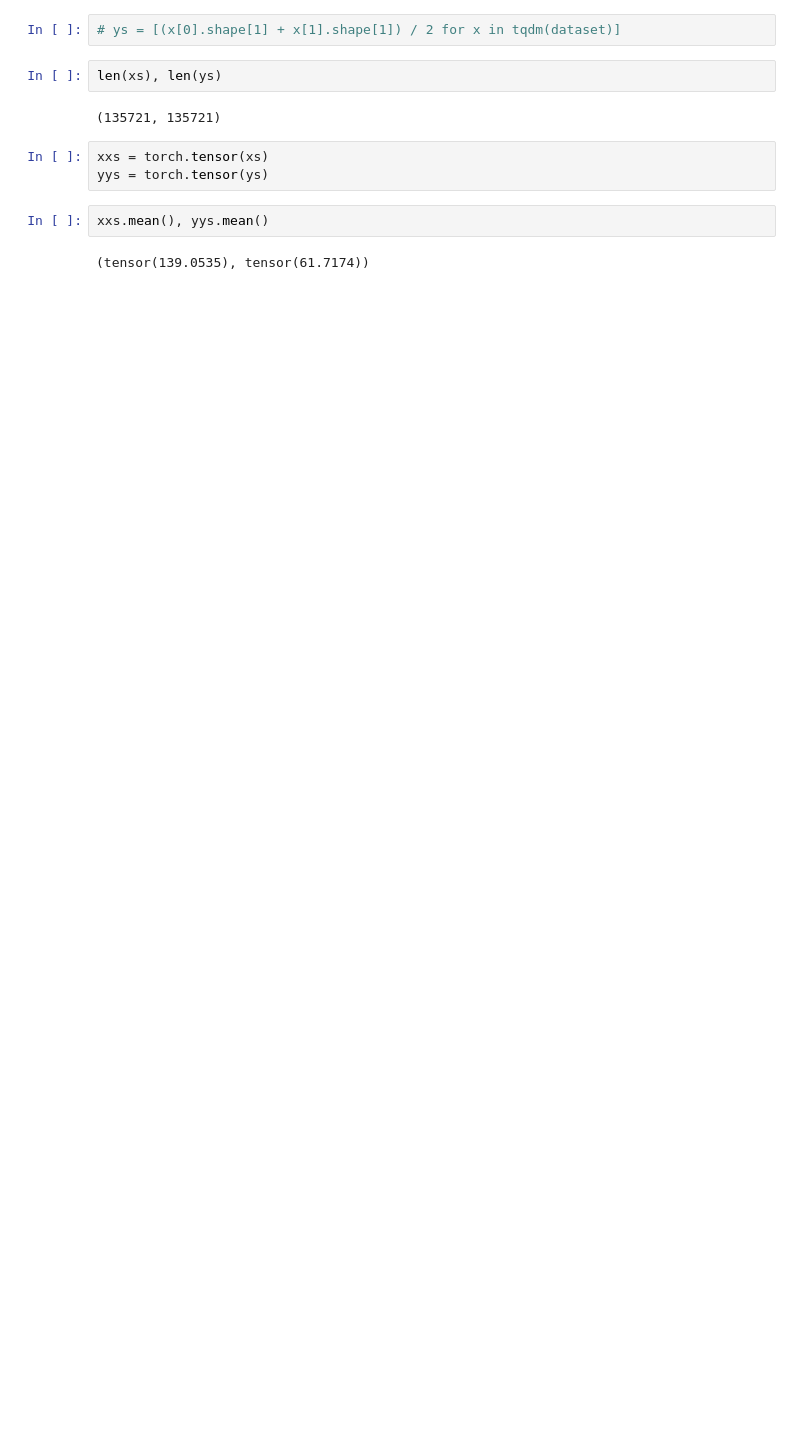
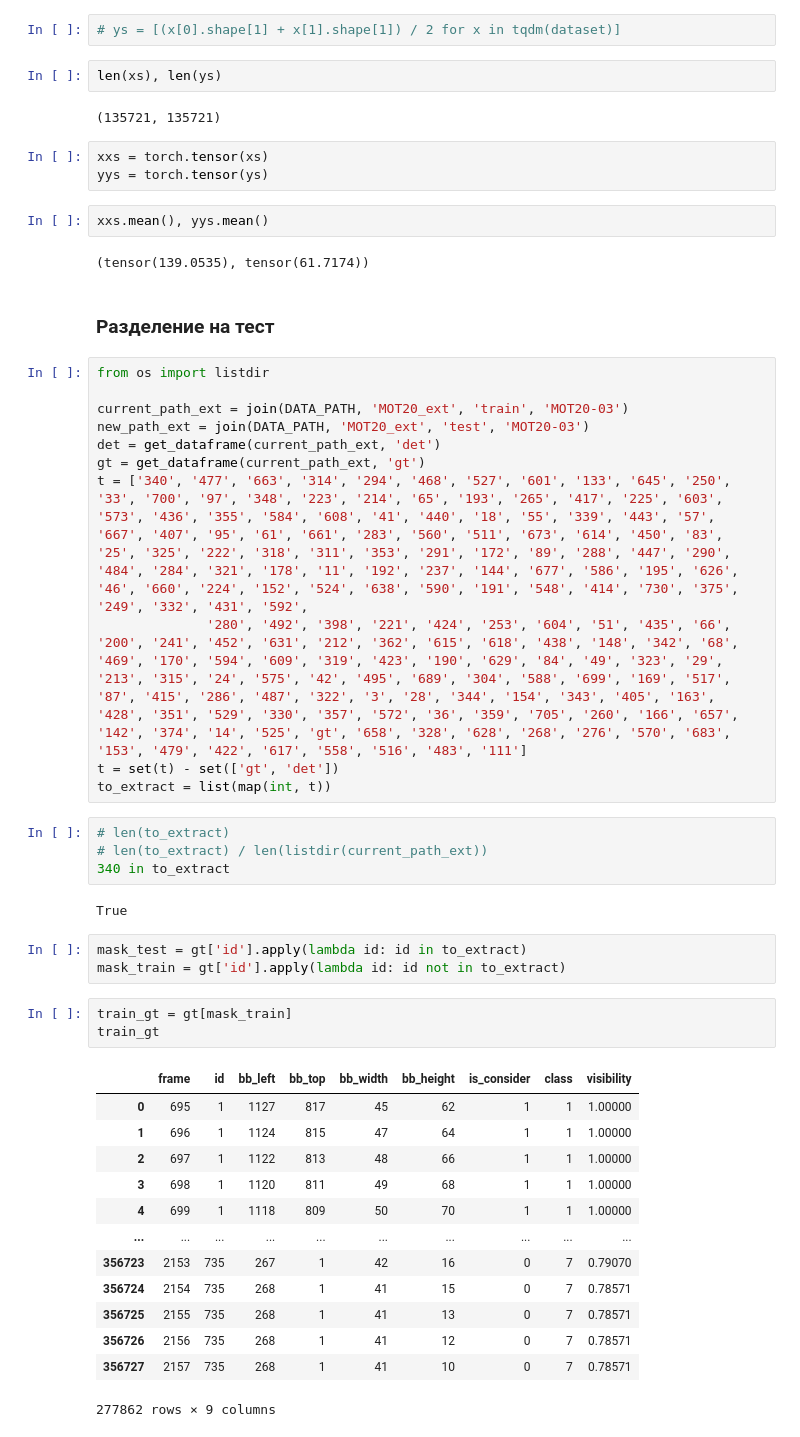
Before and after one commit to BlackKingWhitePawn/reidentification, a Jupyter notebook: mot20_ext_dataset.test.ipynb, the cells around one changed output. Cells and saved outputs as stored; diff of their text form; blank space fills up the shorter version.

Commit message:
add mot20ext test

```diff
--- a/mot20_ext_dataset.test.ipynb
+++ b/mot20_ext_dataset.test.ipynb
@@ -300,3 +304,42 @@ yys = torch.tensor(ys)
 xxs.mean(), yys.mean()
 # %% [output]
 (tensor(139.0535), tensor(61.7174))
+# %% [markdown]
+### Разделение на тест
+# %%
+from os import listdir
+
+current_path_ext = join(DATA_PATH, 'MOT20_ext', 'train', 'MOT20-03')
+new_path_ext = join(DATA_PATH, 'MOT20_ext', 'test', 'MOT20-03')
+det = get_dataframe(current_path_ext, 'det')
+gt = get_dataframe(current_path_ext, 'gt')
+t = ['340', '477', '663', '314', '294', '468', '527', '601', '133', '645', '250', '33', '700', '97', '348', '223', '214', '65', '193', '265', '417', '225', '603', '573', '436', '355', '584', '608', '41', '440', '18', '55', '339', '443', '57', '667', '407', '95', '61', '661', '283', '560', '511', '673', '614', '450', '83', '25', '325', '222', '318', '311', '353', '291', '172', '89', '288', '447', '290', '484', '284', '321', '178', '11', '192', '237', '144', '677', '586', '195', '626', '46', '660', '224', '152', '524', '638', '590', '191', '548', '414', '730', '375', '249', '332', '431', '592',
+              '280', '492', '398', '221', '424', '253', '604', '51', '435', '66', '200', '241', '452', '631', '212', '362', '615', '618', '438', '148', '342', '68', '469', '170', '594', '609', '319', '423', '190', '629', '84', '49', '323', '29', '213', '315', '24', '575', '42', '495', '689', '304', '588', '699', '169', '517', '87', '415', '286', '487', '322', '3', '28', '344', '154', '343', '405', '163', '428', '351', '529', '330', '357', '572', '36', '359', '705', '260', '166', '657', '142', '374', '14', '525', 'gt', '658', '328', '628', '268', '276', '570', '683', '153', '479', '422', '617', '558', '516', '483', '111']
+t = set(t) - set(['gt', 'det'])
+to_extract = list(map(int, t))
+# %%
+# len(to_extract)
+# len(to_extract) / len(listdir(current_path_ext))
+340 in to_extract
+# %% [output]
+True
+# %%
+mask_test = gt['id'].apply(lambda id: id in to_extract)
+mask_train = gt['id'].apply(lambda id: id not in to_extract)
+# %%
+train_gt = gt[mask_train]
+train_gt
+# %% [output]
+|  | frame | id | bb_left | bb_top | bb_width | bb_height | is_consider | class | visibility |
+| 0 | 695 | 1 | 1127 | 817 | 45 | 62 | 1 | 1 | 1.00000 |
+| 1 | 696 | 1 | 1124 | 815 | 47 | 64 | 1 | 1 | 1.00000 |
+| 2 | 697 | 1 | 1122 | 813 | 48 | 66 | 1 | 1 | 1.00000 |
+| 3 | 698 | 1 | 1120 | 811 | 49 | 68 | 1 | 1 | 1.00000 |
+| 4 | 699 | 1 | 1118 | 809 | 50 | 70 | 1 | 1 | 1.00000 |
+| ... | ... | ... | ... | ... | ... | ... | ... | ... | ... |
+| 356723 | 2153 | 735 | 267 | 1 | 42 | 16 | 0 | 7 | 0.79070 |
+| 356724 | 2154 | 735 | 268 | 1 | 41 | 15 | 0 | 7 | 0.78571 |
+| 356725 | 2155 | 735 | 268 | 1 | 41 | 13 | 0 | 7 | 0.78571 |
+| 356726 | 2156 | 735 | 268 | 1 | 41 | 12 | 0 | 7 | 0.78571 |
+| 356727 | 2157 | 735 | 268 | 1 | 41 | 10 | 0 | 7 | 0.78571 |
+277862 rows × 9 columns
```
Also changed, not shown: parts of 2 cells of this notebook, 7 other files.
